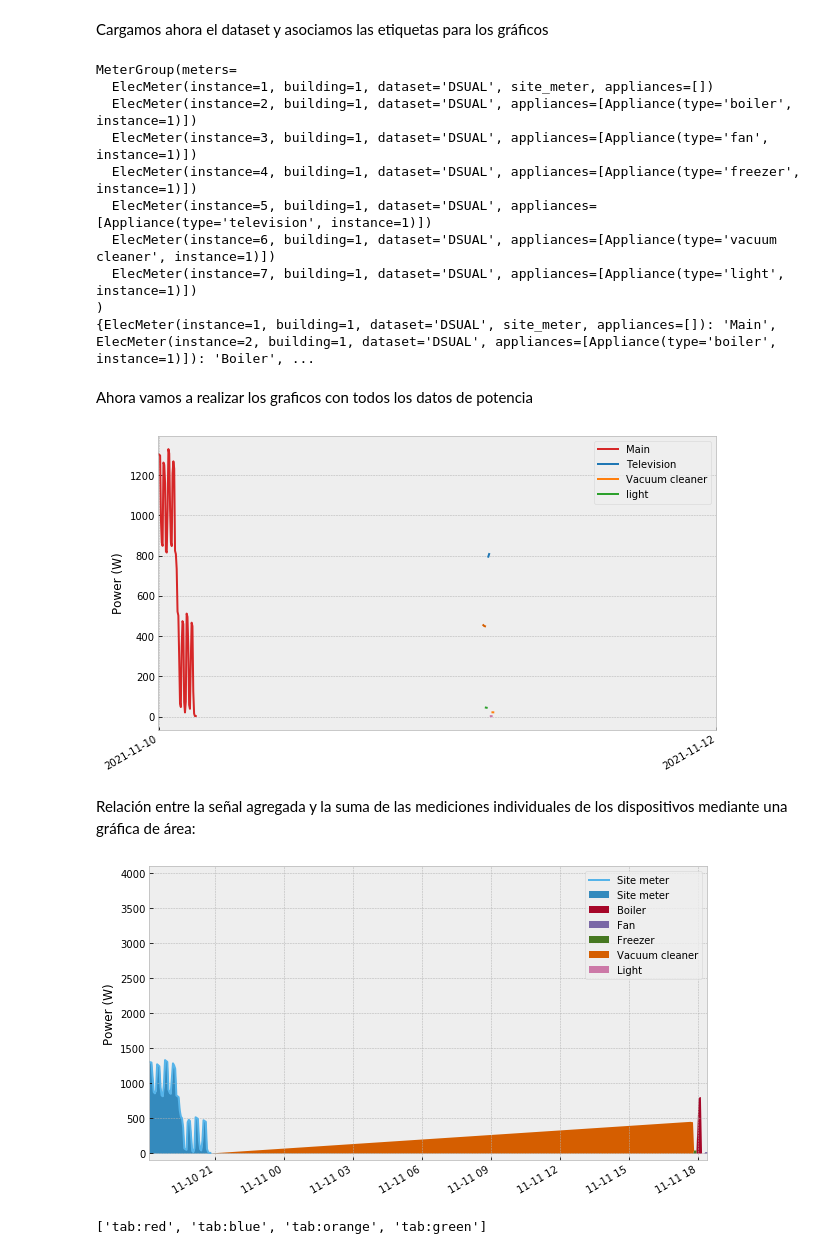
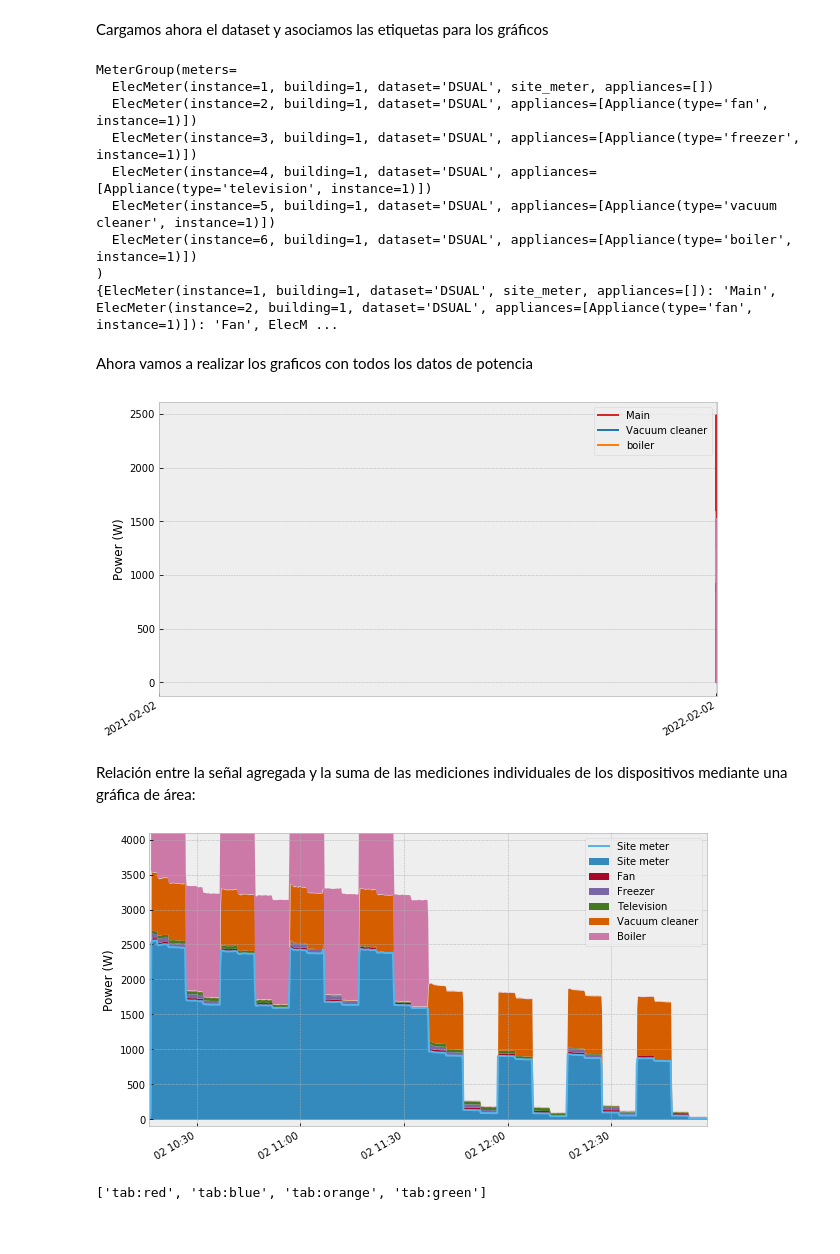
Before and after one commit to crn565/ozm_v2, a Jupyter notebook: 3.- ANALISIS Y ESTADISTICAS.ipynb, the cells around one changed output. Cells and saved outputs as stored; diff of their text form; code cells hidden in the pictures.

```diff
--- a/3.- ANALISIS Y ESTADISTICAS.ipynb
+++ b/3.- ANALISIS Y ESTADISTICAS.ipynb
@@ -26,8 +26,8 @@ deps = DataSet('dsual.h5')
 elec=deps.buildings[1].elec # Todos los medidores
 
 print (elec)
-labels = pd.DataFrame({'Instances': list(range(1,8)),
-                       'Meters': ['Main', 'Boiler', 'Fan', 'Freezer', 'Television','Vacuum cleaner', 'light']})
+labels = pd.DataFrame({'Instances': list(range(1,7)),
+                       'Meters': ['Main', 'Fan', 'Freezer', 'Television','Vacuum cleaner', 'boiler']})
 Meters={}
 for x in range(len(labels)): Meters[elec[x+1]]=labels['Meters'][x]
 
@@ -35,28 +35,27 @@ print(Meters)
 
 
 #etiquetas eje x en algunos graficos
-days = ['2021-11-10 18:08:00+01:00',  '2021-11-12 10:31:00+01:00' ]
+days = ['2022-02-02 10:16:00+01:00',  '2021-02-02 12:58:00+01:00' ]
 
 colors_1 = ['tab:red','tab:brown','tab:gray','tab:pink','tab:blue','tab:orange','tab:green']
 colors_2 = [colors_1[0]]+colors_1[4:]
 # %% [output]
 MeterGroup(meters=
   ElecMeter(instance=1, building=1, dataset='DSUAL', site_meter, appliances=[])
-  ElecMeter(instance=2, building=1, dataset='DSUAL', appliances=[Appliance(type='boiler', instance=1)])
-  ElecMeter(instance=3, building=1, dataset='DSUAL', appliances=[Appliance(type='fan', instance=1)])
-  ElecMeter(instance=4, building=1, dataset='DSUAL', appliances=[Appliance(type='freezer', instance=1)])
-  ElecMeter(instance=5, building=1, dataset='DSUAL', appliances=[Appliance(type='television', instance=1)])
-  ElecMeter(instance=6, building=1, dataset='DSUAL', appliances=[Appliance(type='vacuum cleaner', instance=1)])
-  ElecMeter(instance=7, building=1, dataset='DSUAL', appliances=[Appliance(type='light', instance=1)])
+  ElecMeter(instance=2, building=1, dataset='DSUAL', appliances=[Appliance(type='fan', instance=1)])
+  ElecMeter(instance=3, building=1, dataset='DSUAL', appliances=[Appliance(type='freezer', instance=1)])
+  ElecMeter(instance=4, building=1, dataset='DSUAL', appliances=[Appliance(type='television', instance=1)])
+  ElecMeter(instance=5, building=1, dataset='DSUAL', appliances=[Appliance(type='vacuum cleaner', instance=1)])
+  ElecMeter(instance=6, building=1, dataset='DSUAL', appliances=[Appliance(type='boiler', instance=1)])
 )
-{ElecMeter(instance=1, building=1, dataset='DSUAL', site_meter, appliances=[]): 'Main', ElecMeter(instance=2, building=1, dataset='DSUAL', appliances=[Appliance(type='boiler', instance=1)]): 'Boiler', ...
+{ElecMeter(instance=1, building=1, dataset='DSUAL', site_meter, appliances=[]): 'Main', ElecMeter(instance=2, building=1, dataset='DSUAL', appliances=[Appliance(type='fan', instance=1)]): 'Fan', ElecM ...
 # %% [markdown]
 Ahora vamos a realizar los graficos con  todos los datos de potencia
 # %%
 rcParams['figure.figsize'] = (10, 6)
 
-tf1=TimeFrame(start='2021-11-10', end='2021-11-12')
-ax=elec.select(instance=[1,2,3,4,5,6,7]).plot(timeframe=tf1)
+tf1=TimeFrame(start='2022-02-01', end='2022-02-03')
+ax=elec.select(instance=[1,2,3,4,5,6]).plot(timeframe=tf1)
 #colores
 c=0
 for col in colors_2:
@@ -66,24 +65,24 @@ for col in colors_2:
 ax.legend([list(Meters.values())[0]]+list(Meters.values())[4:10])
 ax.set(xticks=days[:5])
 #guarda gráfico
-plt.savefig('./data/images/paso2/2.5_Plot_all_meters_week1.svg', bbox_inches='tight', transparent=True)
+plt.savefig('./data/images/2.5_Plot_all_meters_week1.svg', bbox_inches='tight', transparent=True)
 plt.show()
 pass
 # %% [output]
-[figure, old version]
+[figure, new version]
 # %% [markdown]
 Relación entre la señal agregada y la suma de las mediciones individuales de los dispositivos mediante una gráfica de área:
 # %%
 
 from nilmtk import TimeFrame
-t=TimeFrame(start='2021-11-10 18:08:00+01:00', end='2021-11-12 09:31:00+01:00')
-elec.select(instance=[1,2,3,4,5,6,7]).plot(kind='area',timeframe=t)
+t=TimeFrame(start='2022-02-02 10:16:00+01:00', end='2022-02-02 12:58:00+01:00')
+elec.select(instance=[1,2,3,4,5,6]).plot(kind='area',timeframe=t)
 ax=elec[1].plot(timeframe=t)
 
 ax.set(ylim=(-100,4100))
 pass
 # %% [output]
-[figure, old version]
+[figure, new version]
 # %%
 colors_2[:6]
 # %% [output]
```
Also changed, not shown: parts of 13 cells of this notebook, 6 other files.
